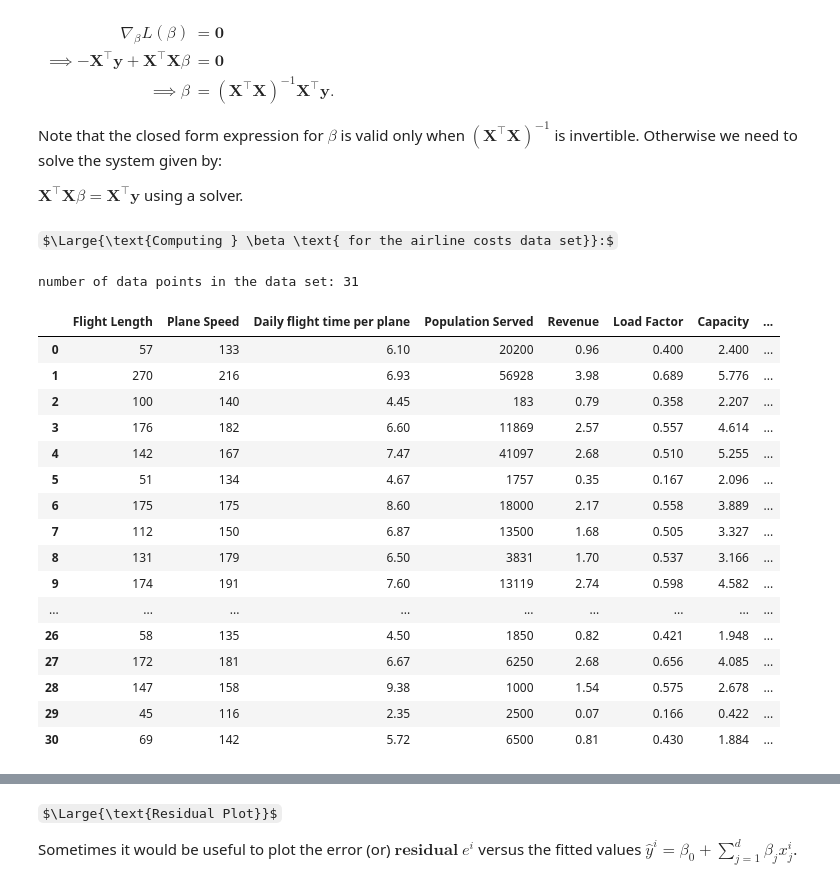
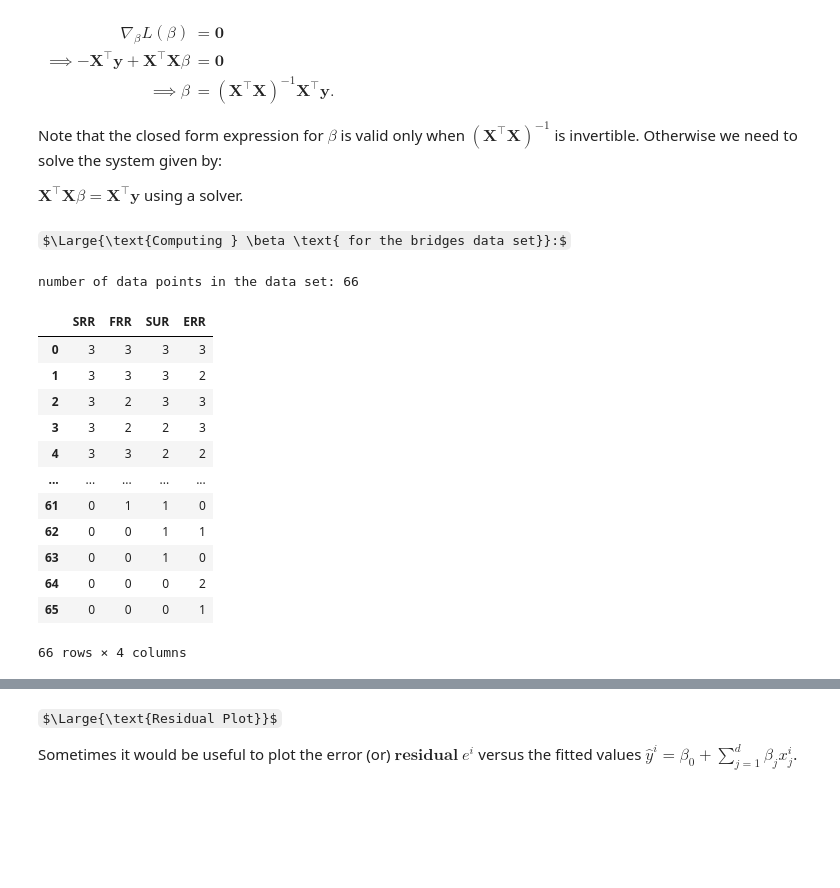
Before and after one commit to arvind-maurya/MachineLearning, a Jupyter notebook: Linear-Regression/CEP_Linear_Regression_High_Dimensions.ipynb, the cells around one changed output, grey strips where cells are left out. Drawn from its saved outputs; the diff is of its cells as text; code cells hidden in the pictures; some formulas as TeX source; blank space fills up the shorter version.

```diff
--- a/Linear-Regression/CEP_Linear_Regression_High_Dimensions.ipynb
+++ b/Linear-Regression/CEP_Linear_Regression_High_Dimensions.ipynb
@@ -20,8 +24,8 @@ The data set we will consider represents airline costs for different airline com
 #Let us explore the data and the description
 
 #Get the data from the web
-airline_costs_data = pd.read_csv('https://raw.githubusercontent.com/balamurugan-palaniappan-CEP/AIML_CEP_2021/main/data/airline_costs.txt', delim_whitespace=True, index_col=False, header=None)
+bridges_data = pd.read_csv('http://users.stat.ufl.edu/~winner/data/bridge_risk.dat', delim_whitespace=True, index_col=False, header=None)
 
 #print the first few rows of the data
-airline_costs_data.head()
+bridges_data.head()
 # %% [output]
@@ -97,0 +85,6 @@ airline_costs_data.head()
+# %%
+bridges_data.columns = ['Bridge ID', 'SRR', 'FRR','SUR', 'ERR','Risk Score']
+
+
+#check by printing the data again
+bridges_data.head()
@@ -99,12 +113,12 @@ airline_costs_data.head()
 Let us move the TOC column as the second column, just after the Airline company name.
 # %%
 # shift column 'TOC' to second position
-TOC_column = airline_costs_data.pop('TOC') #collect the contents of TOC  column into a temporary object
+RiskScore_column = bridges_data.pop('Risk Score') #collect the contents of TOC  column into a temporary object
 
 # insert column into the dataframe using insert(position,column_name,
 # column_contents) function
-airline_costs_data.insert(1, 'TOC', TOC_column) #Insert as second column, so position is 1
+bridges_data.insert(1, 'Risk Score', RiskScore_column) #Insert as second column, so position is 1
 
-print("After shifting TOC column to second position")
-airline_costs_data.head()
+print("After shifting Risk Score column to second position")
+bridges_data.head()
 # %% [output]
@@ -345,37 +326,33 @@ $
 $
 using a solver.
 # %% [markdown]
-$\Large{\text{Computing } \beta \text{ for the airline costs data set}}:$
+$\Large{\text{Computing } \beta \text{ for the bridges data set}}:$
 # %%
 #Let us now compute beta
-n = len(airline_costs_data.index) #number of data points in the data set
+n = len(bridges_data.index) #number of data points in the data set
 print('number of data points in the data set:',n)
 # %% [output]
-number of data points in the data set: 31
+number of data points in the data set: 66
 # %%
 #extract the predictor variable columns
-cols = [2,3,4,5,6,7,8,9]
-X_data = airline_costs_data[airline_costs_data.columns[cols]]
+cols = [2,3,4,5]
+X_data = bridges_data[bridges_data.columns[cols]]
 
 X_data
 # %% [output]
-|  | Flight Length | Plane Speed | Daily flight time per plane | Population Served | Revenue | Load Factor | Capacity | ... |
-| 0 | 57 | 133 | 6.10 | 20200 | 0.96 | 0.400 | 2.400 | ... |
-| 1 | 270 | 216 | 6.93 | 56928 | 3.98 | 0.689 | 5.776 | ... |
-| 2 | 100 | 140 | 4.45 | 183 | 0.79 | 0.358 | 2.207 | ... |
-| 3 | 176 | 182 | 6.60 | 11869 | 2.57 | 0.557 | 4.614 | ... |
-| 4 | 142 | 167 | 7.47 | 41097 | 2.68 | 0.510 | 5.255 | ... |
-| 5 | 51 | 134 | 4.67 | 1757 | 0.35 | 0.167 | 2.096 | ... |
-| 6 | 175 | 175 | 8.60 | 18000 | 2.17 | 0.558 | 3.889 | ... |
-| 7 | 112 | 150 | 6.87 | 13500 | 1.68 | 0.505 | 3.327 | ... |
-| 8 | 131 | 179 | 6.50 | 3831 | 1.70 | 0.537 | 3.166 | ... |
-| 9 | 174 | 191 | 7.60 | 13119 | 2.74 | 0.598 | 4.582 | ... |
-| ... | ... | ... | ... | ... | ... | ... | ... | ... |
-| 26 | 58 | 135 | 4.50 | 1850 | 0.82 | 0.421 | 1.948 | ... |
-| 27 | 172 | 181 | 6.67 | 6250 | 2.68 | 0.656 | 4.085 | ... |
-| 28 | 147 | 158 | 9.38 | 1000 | 1.54 | 0.575 | 2.678 | ... |
-| 29 | 45 | 116 | 2.35 | 2500 | 0.07 | 0.166 | 0.422 | ... |
-| 30 | 69 | 142 | 5.72 | 6500 | 0.81 | 0.430 | 1.884 | ... |
+|  | SRR | FRR | SUR | ERR |
+| 0 | 3 | 3 | 3 | 3 |
+| 1 | 3 | 3 | 3 | 2 |
+| 2 | 3 | 2 | 3 | 3 |
+| 3 | 3 | 2 | 2 | 3 |
+| 4 | 3 | 3 | 2 | 2 |
+| ... | ... | ... | ... | ... |
+| 61 | 0 | 1 | 1 | 0 |
+| 62 | 0 | 0 | 1 | 1 |
+| 63 | 0 | 0 | 1 | 0 |
+| 64 | 0 | 0 | 0 | 2 |
+| 65 | 0 | 0 | 0 | 1 |
+66 rows × 4 columns
 # %%
 #convert predictor variable columns into a numpy array
 
```
Also changed, not shown: parts of 19 cells of this notebook.
